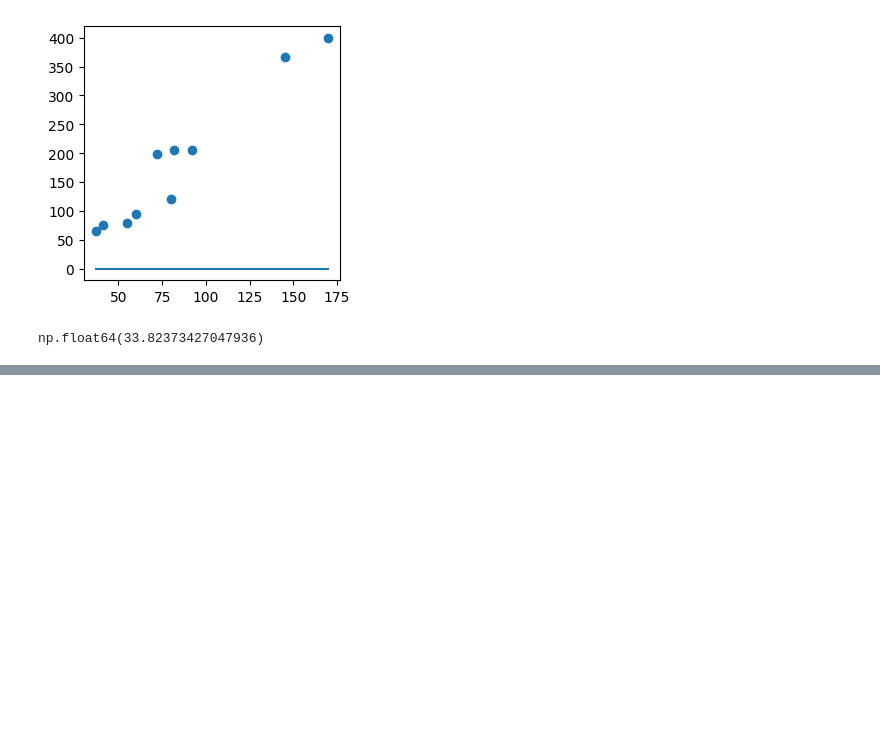
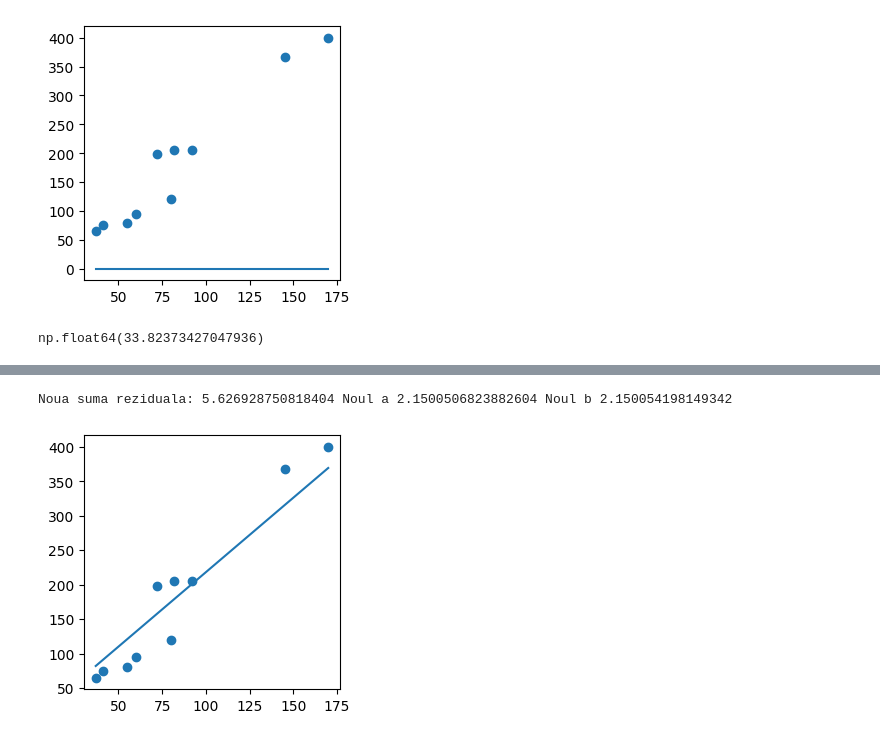
Before and after one commit to Alexandru2984/Machine_Learning_Introduction, a Jupyter notebook: 3.calcul_gradient.ipynb, the cells around one changed output, grey strips where cells are left out. Saved outputs shown, nothing was run; the diff lists cells and outputs as text; code cells hidden in the pictures; blank space fills up the shorter version.

```diff
--- a/3.calcul_gradient.ipynb
+++ b/3.calcul_gradient.ipynb
@@ -42,0 +53,17 @@ derivata_b = 2 * (preturi_calculate - preturi)
+# %%
+a = 0
+b = 0
+
+cost = []
+def calculeaza_gradient ():
+    global a, b, cost
+    LEARNING_RATE = 0.00001
+    preturi_calculate = a * suprafete + b
+    suma_reziduala = 1 / (2 * preturi.size) * np.sqrt(((preturi - preturi_calculate) ** 2).sum())
+    cost.append(suma_reziduala)
+    print("Noua suma reziduala:", suma_reziduala, "Noul a", a, "Noul b", b)
+    derivata_a = 1/preturi.size * np.sum((preturi_calculate - preturi) * suprafete)
+    derivata_b = 1/preturi.size * np.sum((preturi_calculate - preturi))
+    a = a - derivata_a * LEARNING_RATE
+    b = a - derivata_b * LEARNING_RATE
+    lin_plot(suprafete, preturi, a, b)
@@ -42,0 +74,5 @@ derivata_b = 2 * (preturi_calculate - preturi)
+# %%
+calculeaza_gradient()
+# %% [output]
+Noua suma reziduala: 5.626928750818404 Noul a 2.1500506823882604 Noul b 2.150054198149342
+[figure, added]
```
Also changed, not shown: parts of 11 cells of this notebook.
